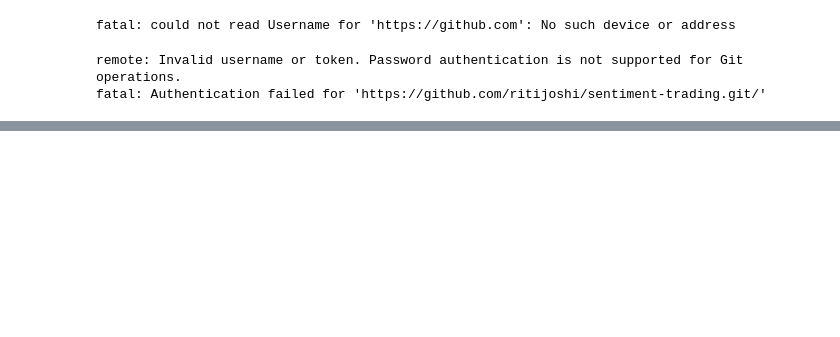
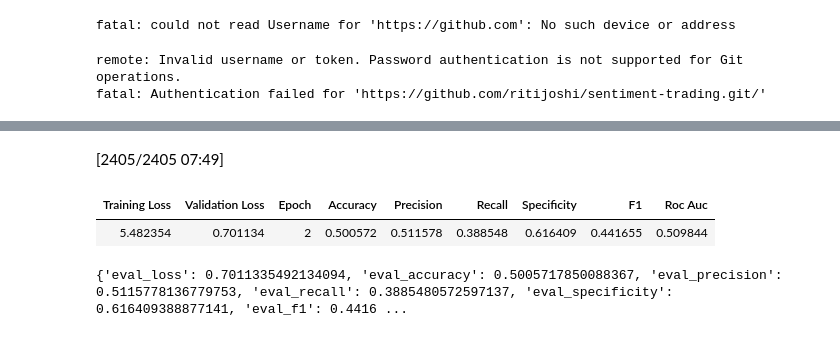
Before and after one commit to ritijoshi/sentiment-trading, a Jupyter notebook: Sentiment_Trading_LLM_Project.ipynb, the cells around one changed output, grey strips where cells are left out. Saved outputs shown, nothing was run; the diff lists cells and outputs as text; code cells hidden in the pictures; blank space fills up the shorter version.

```diff
--- a/Sentiment_Trading_LLM_Project.ipynb
+++ b/Sentiment_Trading_LLM_Project.ipynb
@@ -1563,0 +1956,9 @@ fatal: Authentication failed for 'https://github.com/ritijoshi/sentiment-trading
+# %%
+opt_test_results = trainer.evaluate(test_tokenized)
+
+print(opt_test_results)
+# %% [output]
+[2405/2405 07:49]
+| Training Loss | Validation Loss | Epoch | Accuracy | Precision | Recall | Specificity | F1 | Roc Auc |
+| 5.482354 | 0.701134 | 2 | 0.500572 | 0.511578 | 0.388548 | 0.616409 | 0.441655 | 0.509844 |
+{'eval_loss': 0.7011335492134094, 'eval_accuracy': 0.5005717850088367, 'eval_precision': 0.5115778136779753, 'eval_recall': 0.3885480572597137, 'eval_specificity': 0.616409388877141, 'eval_f1': 0.4416 ...
```
Also changed, not shown: parts of 52 cells of this notebook.
